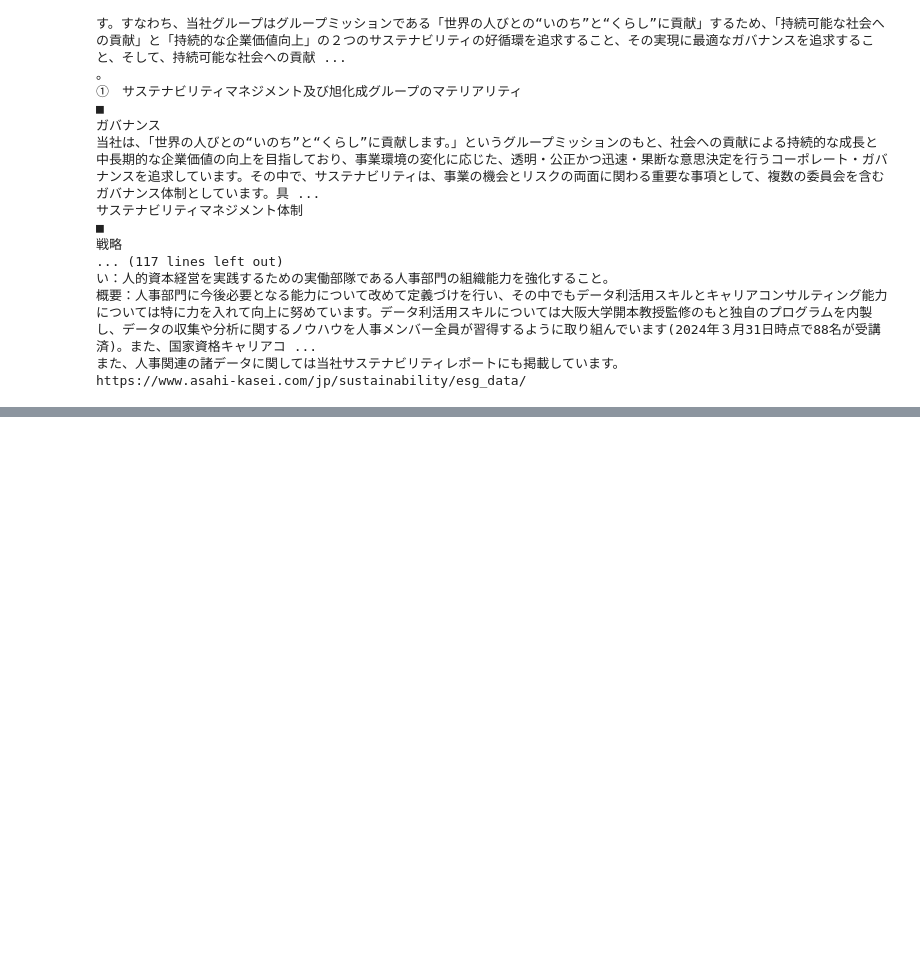
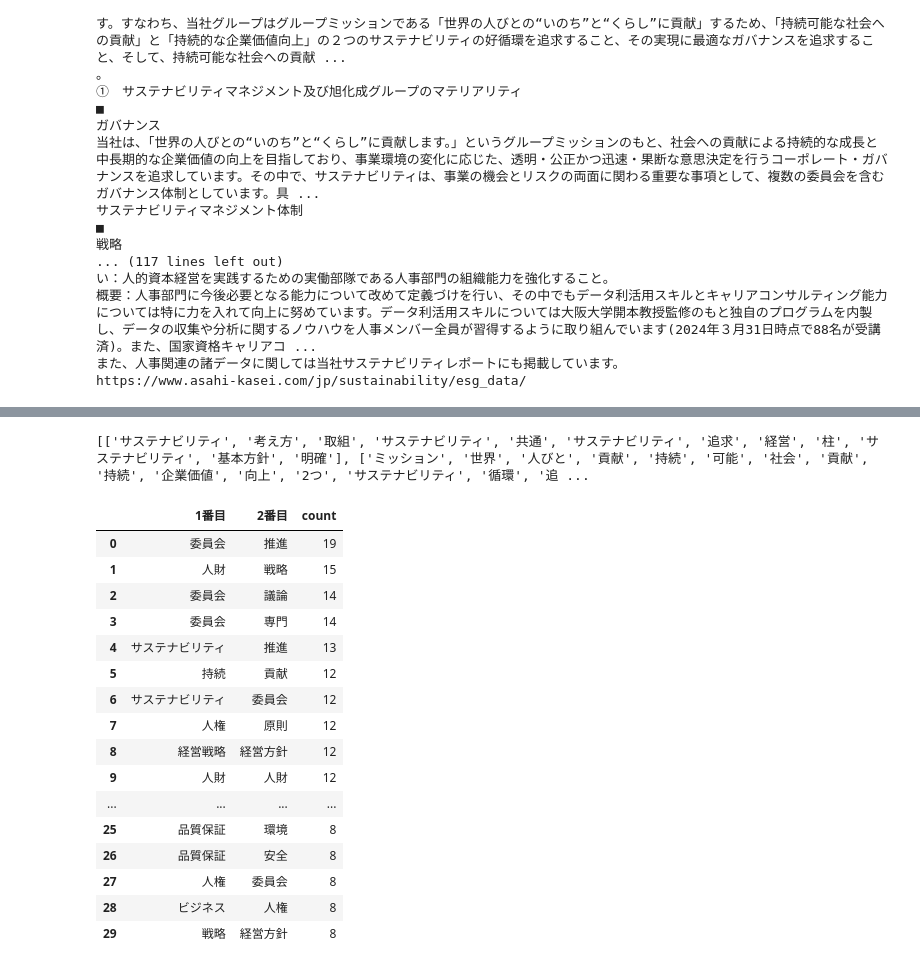
Before and after one commit to Jegog/paneer-dosa, a Jupyter notebook: XBRL_Test.ipynb, the cells around one changed output, grey strips where cells are left out. Saved outputs shown, nothing was run; the diff lists cells and outputs as text; code cells hidden in the pictures; blank space fills up the shorter version.

```diff
--- a/XBRL_Test.ipynb
+++ b/XBRL_Test.ipynb
@@ -401,0 +510,8 @@ data/XBRL/Xbrl_Search_20240710_170604/S100TQ91/XBRL/PublicDoc/jpcrp030000-asr-00
+# %%
+#以降、共起分析
+#Extracted_page_text（抽出ページ単位のリスト）を、要素一つのリストに集約
+#Merged_Extracted_page_text = "\n\n".join(Extracted_page_text)
+Merged_Extracted_page_text = "\n\n".join(target_text)
+
+
+print(tk.noise_eliminator(Merged_Extracted_page_text))
@@ -401,0 +536,45 @@ data/XBRL/Xbrl_Search_20240710_170604/S100TQ91/XBRL/PublicDoc/jpcrp030000-asr-00
+# %%
+#集約したテキストを「。」で区切り、形態素解析（共起分析用）
+sentences = [tk.mecab_tokenizer(sentence) for sentence in re.split("。", tk.noise_eliminator(Merged_Extracted_page_text))]
+#sentences = [tk.mecab_tokenizer(sentence) for sentence in re.split("。|\n", tk.noise_eliminator(Merged_Extracted_page_text))]
+print(sentences)
+# %% [output]
+[['サステナビリティ', '考え方', '取組', 'サステナビリティ', '共通', 'サステナビリティ', '追求', '経営', '柱', 'サステナビリティ', '基本方針', '明確'], ['ミッション', '世界', '人びと', '貢献', '持続', '可能', '社会', '貢献', '持続', '企業価値', '向上', '2つ', 'サステナビリティ', '循環', '追 ...
+# %%
+#各文中の、形態素組み合わせを作る
+sentences_combs = [list(itertools.combinations(sentence,2)) for sentence in sentences]
+#print(sentences_combs[0])
+
+#組み合わせた2つの形態素の並びをソート
+words_combs = [[tuple(sorted(words)) for words in sentence] for sentence in sentences_combs]
+#print(words_combs[0][:30])
+target_combs = []
+for words_comb in words_combs:
+    target_combs.extend(words_comb)
+ct = Counter(target_combs)
+#print(ct)
+df = pd.DataFrame([{"1番目" : i[0][0], "2番目": i[0][1], "count":i[1]} for i in ct.most_common()])
+
+#ファイル出力
+file_name_comb = f"output/{fundcode}_{company_name}_{target_doc_number}_{date_time_string}_Co_Occurrence.csv"
+df.to_csv(file_name_comb, encoding="utf_8_sig", index=False)
+# %%
+df.head(30)
+# %% [output]
+|  | 1番目 | 2番目 | count |
+| 0 | 委員会 | 推進 | 19 |
+| 1 | 人財 | 戦略 | 15 |
+| 2 | 委員会 | 議論 | 14 |
+| 3 | 委員会 | 専門 | 14 |
+| 4 | サステナビリティ | 推進 | 13 |
+| 5 | 持続 | 貢献 | 12 |
+| 6 | サステナビリティ | 委員会 | 12 |
+| 7 | 人権 | 原則 | 12 |
+| 8 | 経営戦略 | 経営方針 | 12 |
+| 9 | 人財 | 人財 | 12 |
+| ... | ... | ... | ... |
+| 25 | 品質保証 | 環境 | 8 |
+| 26 | 品質保証 | 安全 | 8 |
+| 27 | 人権 | 委員会 | 8 |
+| 28 | ビジネス | 人権 | 8 |
+| 29 | 戦略 | 経営方針 | 8 |
```
Also changed, not shown: parts of 16 cells of this notebook.
